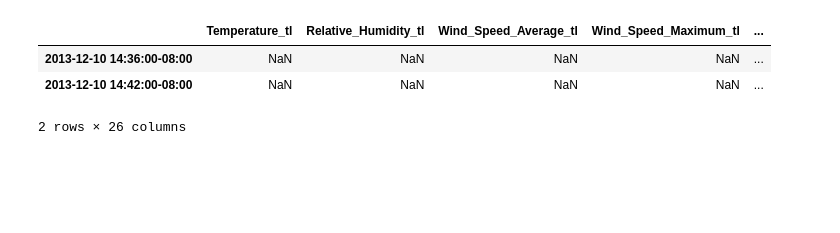
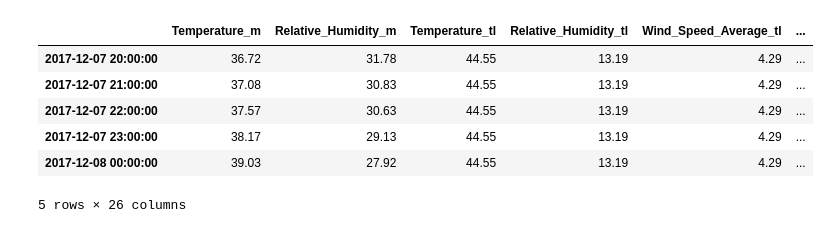
Before and after one commit to notsambeck/avalanche, a Jupyter notebook: combine data.ipynb, the cells around one changed output. Drawn from its saved outputs; the diff is of its cells as text; code cells hidden in the pictures; blank space fills up the shorter version.

```diff
--- a/combine data.ipynb
+++ b/combine data.ipynb
@@ -36,11 +55,2 @@ weather.head(2)
 # %%
-combined = pd.concat([weather, forecasts], axis=1)
+combined = weather.join(forecasts)
-# %%
-combined.head(2)   # oops no weather data until sept. 23 2014
-# %% [output]
-|  | Temperature_tl | Relative_Humidity_tl | Wind_Speed_Average_tl | Wind_Speed_Maximum_tl | ... |
-| 2013-12-10 14:36:00-08:00 | NaN | NaN | NaN | NaN | ... |
-| 2013-12-10 14:42:00-08:00 | NaN | NaN | NaN | NaN | ... |
-2 rows × 26 columns
-# %%
-combined.Snow_Depth_tl = combined.Snow_Depth_tl.rolling(center=True, window=10).median()
@@ -48,0 +57,14 @@ combined.Snow_Depth_tl.plot()
+# %%
+combined.fillna(method='ffill', limit=24, inplace=True)  # propagate forecast over whole day
+# %%
+combined.drop(combined.index[-12:], inplace=True)  # don't have today's forecast yet
+# %%
+combined.tail()
+# %% [output]
+|  | Temperature_m | Relative_Humidity_m | Temperature_tl | Relative_Humidity_tl | Wind_Speed_Average_tl | ... |
+| 2017-12-07 20:00:00 | 36.72 | 31.78 | 44.55 | 13.19 | 4.29 | ... |
+| 2017-12-07 21:00:00 | 37.08 | 30.83 | 44.55 | 13.19 | 4.29 | ... |
+| 2017-12-07 22:00:00 | 37.57 | 30.63 | 44.55 | 13.19 | 4.29 | ... |
+| 2017-12-07 23:00:00 | 38.17 | 29.13 | 44.55 | 13.19 | 4.29 | ... |
+| 2017-12-08 00:00:00 | 39.03 | 27.92 | 44.55 | 13.19 | 4.29 | ... |
+5 rows × 26 columns
```
Also changed, not shown: parts of 14 cells of this notebook, 5 other files.
